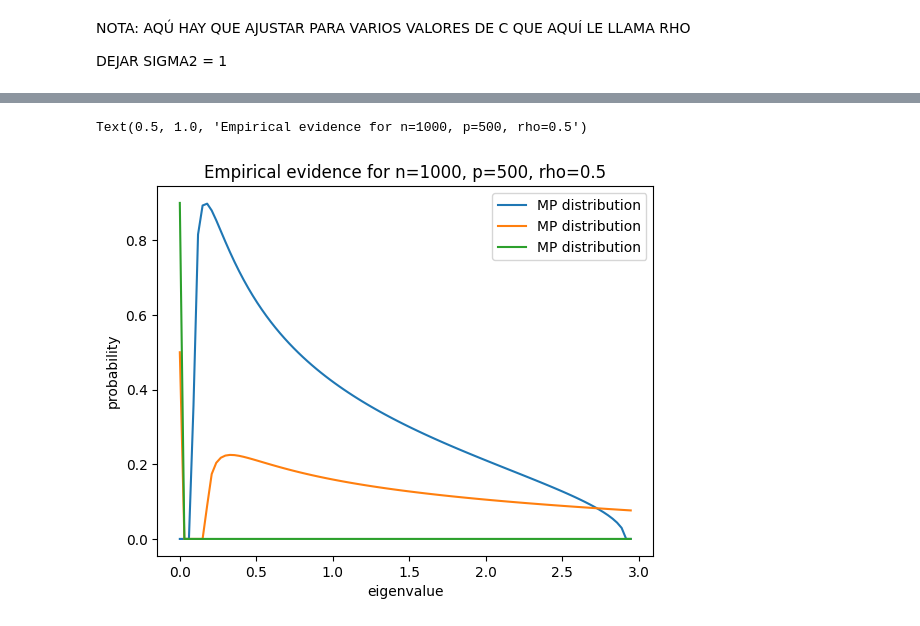
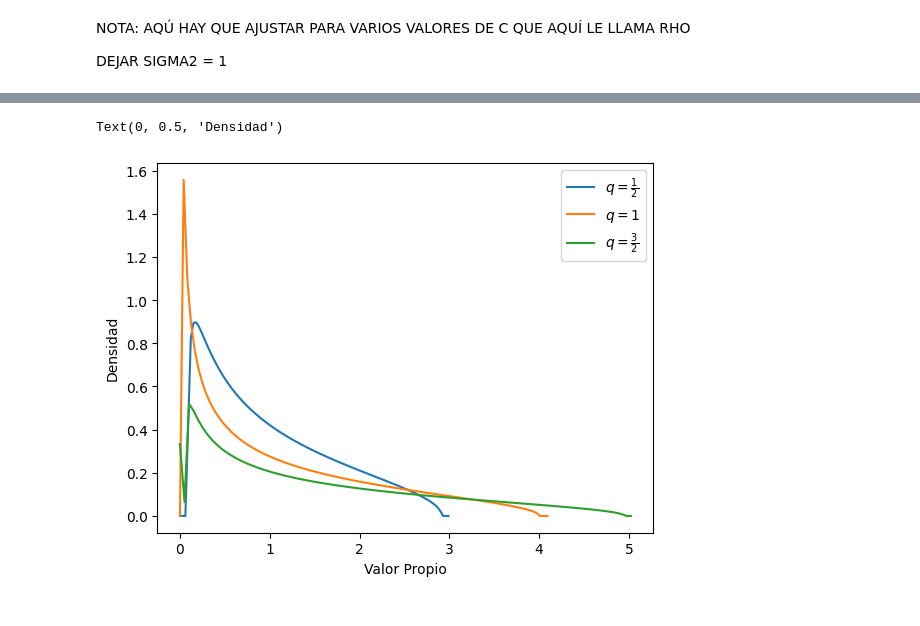
Before and after one commit to jduarte00/tesis, a Jupyter notebook: marchenko_pastur.ipynb, the cells around one changed output, grey strips where cells are left out. Cells and saved outputs as stored; diff of their text form; code cells hidden in the pictures.

```diff
--- a/marchenko_pastur.ipynb
+++ b/marchenko_pastur.ipynb
@@ -12,33 +81,57 @@ DEJAR SIGMA2 = 1
 # %%
 def marchenko_pastur_mu(x, rho, sigma2=1):
     x = np.atleast_1d(x).astype(float)
     rho_p = sigma2 * (1 + np.sqrt(rho)) ** 2
     rho_m = sigma2 * (1 - np.sqrt(rho)) ** 2
     mu = np.zeros_like(x)
     is_nonzero = (rho_m < x) & (x < rho_p)
     x_valid = x[is_nonzero]
     factor = 1 / (2 * np.pi * sigma2 * rho)
     mu[is_nonzero] = factor / x_valid
     mu[is_nonzero] *= np.sqrt((rho_p - x_valid) * (x_valid - rho_m))
     if rho > 1:
         mu[x == 0] = 1 - 1 / rho
     return mu
 
 fig, ax = plt.subplots()
 
-n, p = 1000, 500
+
+
+n, p = 2000, 1000
+X = rng.standard_normal(p *n)
 A = X.reshape(n, p)
 Y = 1/n * A.T @ A
 eigenvals, _ = np.linalg.eig(Y)
 #ax.hist(eigenvals.real, bins=50, density=True, label="histogram")
-x = np.linspace(0, np.max(eigenvals.real), 100)
-ax.plot(x, marchenko_pastur_mu(x, rho=p/n), label="MP distribution")
-ax.plot(x, marchenko_pastur_mu(x, rho=10000/5000), label="MP distribution")
-ax.plot(x, marchenko_pastur_mu(x, rho=5000/500), label="MP distribution")
+x = np.linspace(0, np.max(eigenvals.real)+0.1 , 100)
+ax.plot(x, marchenko_pastur_mu(x, rho=p/n), label=r'$q = \frac{1}{2}$')
+
+
+n, p = 2000, 2000
+X = rng.standard_normal(p *n)
+A = X.reshape(n, p)
+Y = 1/n * A.T @ A
+eigenvals, _ = np.linalg.eig(Y)
+#ax.hist(eigenvals.real, bins=50, density=True, label="histogram")
+x = np.linspace(0, np.max(eigenvals.real)+0.1 , 100)
+ax.plot(x, marchenko_pastur_mu(x, rho=p/n), label=r'$q = 1$')
+
+
+n, p = 4000, 6000
+X = rng.standard_normal(p *n)
+A = X.reshape(n, p)
+Y = 1/n * A.T @ A
+eigenvals, _ = np.linalg.eig(Y)
+#ax.hist(eigenvals.real, bins=50, density=True, label="histogram")
+x = np.linspace(0, np.max(eigenvals.real)+0.1 , 100)
+aber = marchenko_pastur_mu(x, rho=p/n)
+aber[0] = 0
+ax.plot(x, marchenko_pastur_mu(x, rho=p/n), label=r'$q = \frac{3}{2}$')
+
 ax.legend()
-ax.set_xlabel("eigenvalue")
-ax.set_ylabel("probability")
-ax.set_title("Empirical evidence for n=1000, p=500, rho=0.5")
+ax.set_xlabel("Valor Propio")
+ax.set_ylabel("Densidad")
+#ax.set_title(r"Marchenko-Pastur Distribution for $T = 2000$, $N = 1000$, $q = \frac{1}{2}$");
 # %% [output]
-Text(0.5, 1.0, 'Empirical evidence for n=1000, p=500, rho=0.5')
+Text(0, 0.5, 'Densidad')
-[figure, old version]
+[figure, new version]
```
Also changed, not shown: parts of 3 cells of this notebook, 2 other files.
